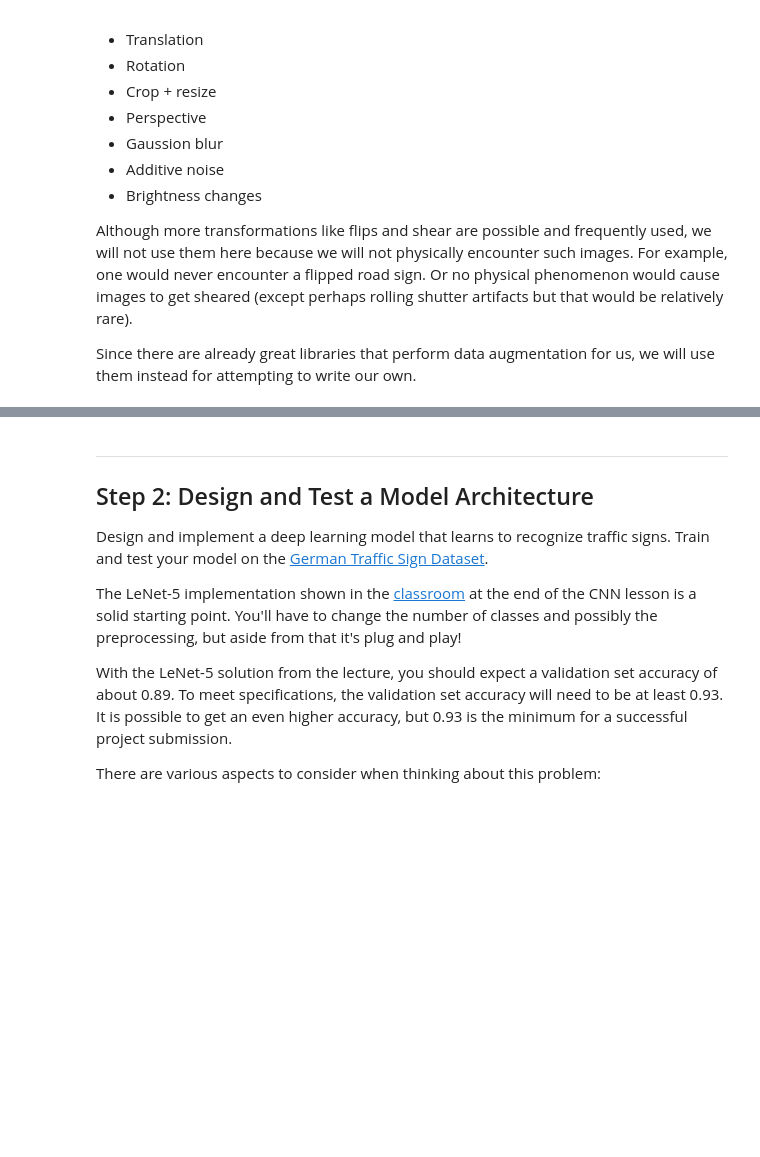
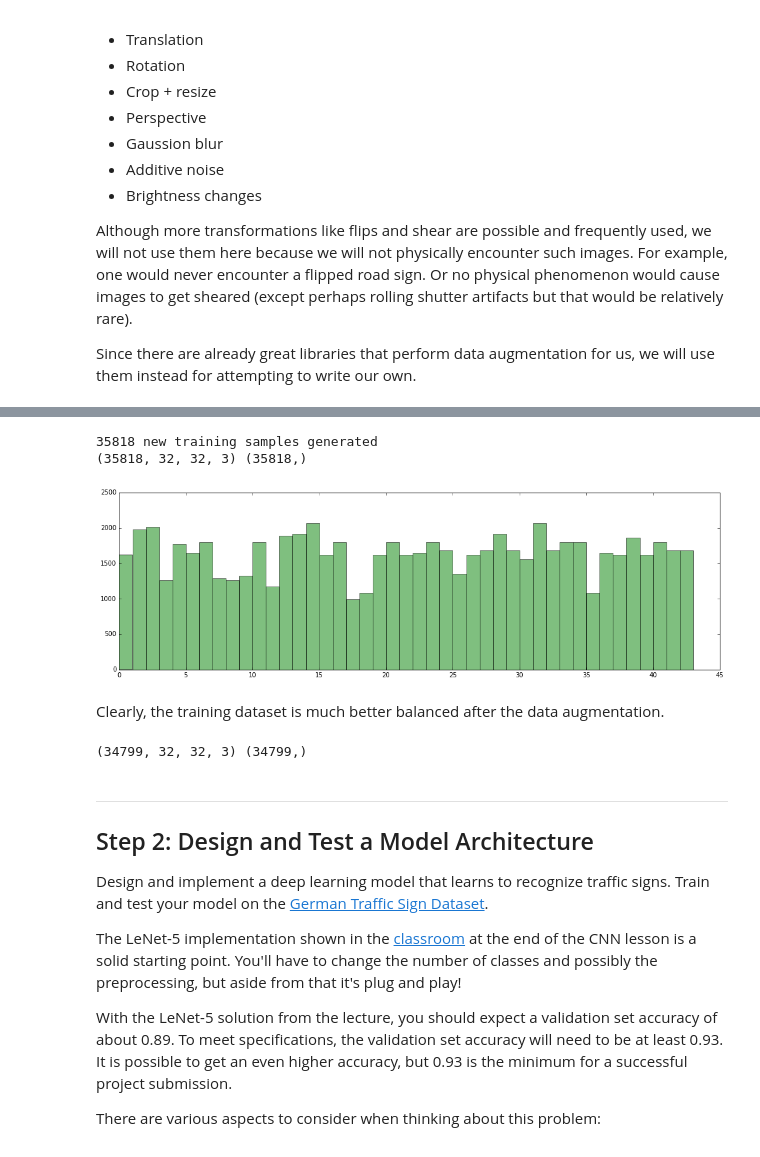
Before and after one commit to precyon/Traffic-Sign-Classifier, a Jupyter notebook: Traffic_Sign_Classifier.ipynb, the cells around one changed output, grey strips where cells are left out. Cells and saved outputs as stored; diff of their text form; code cells hidden in the pictures; blank space fills up the shorter version.

```diff
--- a/Traffic_Sign_Classifier.ipynb
+++ b/Traffic_Sign_Classifier.ipynb
@@ -248,3 +236,41 @@ Augmented images
+# %%
+# Run the augmentation on our training dataset
+if ~LoadAugmentedData:
+    x_aug, y_aug = balanceDataset(x_train, y_train, 1500, seq)
+    print("%i new training samples generated" % y_aug.size)
+    #print("Augem")
+    print(x_aug.shape, y_aug.shape)
+else:
+    print("Data already augmented")
+# %% [output]
+35818 new training samples generated
+(35818, 32, 32, 3) (35818,)
+# %%
+# Visualize the distribution of the augemented dataset
+if ~LoadAugmentedData:
+    x_train_aug = np.append(x_train, x_aug, axis=0)
+    y_train_aug = np.append(y_train, y_aug, axis=0)
+
+    augHist = plt.figure(figsize=(17,5))
+    plt.hist(y_train_aug, bins=np.arange(y_train_aug.min(), y_train_aug.max()+2), color="green", alpha=0.5)
+    plt.show()
+
+    #showRandomImagesFromDataset(x_train_aug, y_train_aug, numClassesToShow=5, numImgsPerClass=15, names=signNames)
+else:
+    print("Data already augmented")
+# %% [output]
+[figure, added]
+# %% [markdown]
+Clearly, the training dataset is much better balanced after the data augmentation.
+# %%
+if ~LoadAugmentedData and UseAugmentedDataForTraining:
+    LoadAugmentedData = True
+    x_train, y_train = x_train_aug, y_train_aug
+    print("Data augmented")
+
+print(x_train.shape, y_train.shape)
+# %% [output]
+(34799, 32, 32, 3) (34799,)
 # %% [markdown]
 ----
 
```
Also changed, not shown: parts of 11 cells of this notebook.
